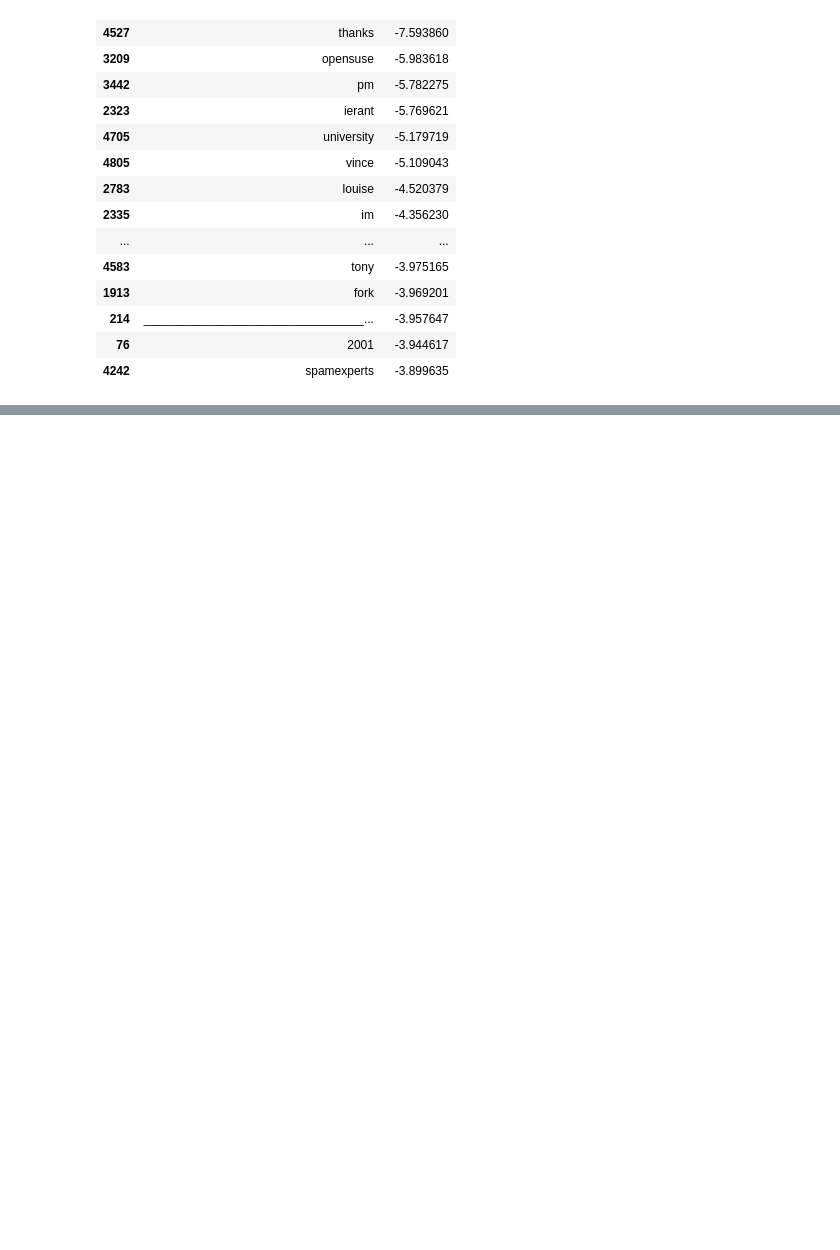
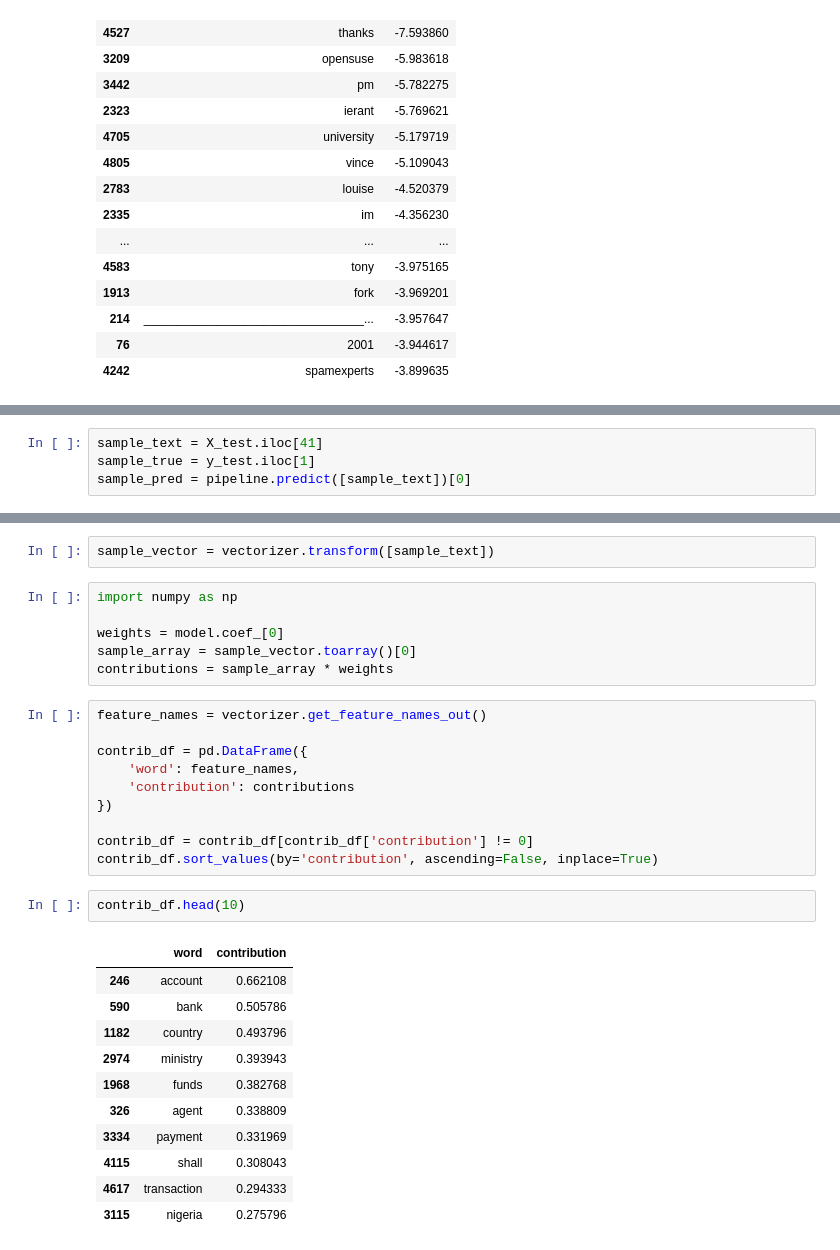
Before and after one commit to cont1n3nt/ai-phishing-detector, a Jupyter notebook: notebooks/eda.ipynb, the cells around one changed output, grey strips where cells are left out. Saved outputs shown, nothing was run; the diff lists cells and outputs as text; blank space fills up the shorter version.

Commit message:
Complete Day 3: Model interpretability and error analysis

```diff
--- a/notebooks/eda.ipynb
+++ b/notebooks/eda.ipynb
@@ -135,0 +186,4 @@ coef_df.sort_values(by='weight').head(20)
+# %%
+sample_text = X_test.iloc[41]
+sample_true = y_test.iloc[1]
+sample_pred = pipeline.predict([sample_text])[0]
@@ -135,0 +198,32 @@ coef_df.sort_values(by='weight').head(20)
+# %%
+sample_vector = vectorizer.transform([sample_text])
+# %%
+import numpy as np
+
+weights = model.coef_[0]
+sample_array = sample_vector.toarray()[0]
+contributions = sample_array * weights
+# %%
+feature_names = vectorizer.get_feature_names_out()
+
+contrib_df = pd.DataFrame({
+    'word': feature_names,
+    'contribution': contributions
+})
+
+contrib_df = contrib_df[contrib_df['contribution'] != 0]
+contrib_df.sort_values(by='contribution', ascending=False, inplace=True)
+# %%
+contrib_df.head(10)
+# %% [output]
+|  | word | contribution |
+| 246 | account | 0.662108 |
+| 590 | bank | 0.505786 |
+| 1182 | country | 0.493796 |
+| 2974 | ministry | 0.393943 |
+| 1968 | funds | 0.382768 |
+| 326 | agent | 0.338809 |
+| 3334 | payment | 0.331969 |
+| 4115 | shall | 0.308043 |
+| 4617 | transaction | 0.294333 |
+| 3115 | nigeria | 0.275796 |
```
Also changed, not shown: parts of 8 cells of this notebook, 2 other files.
